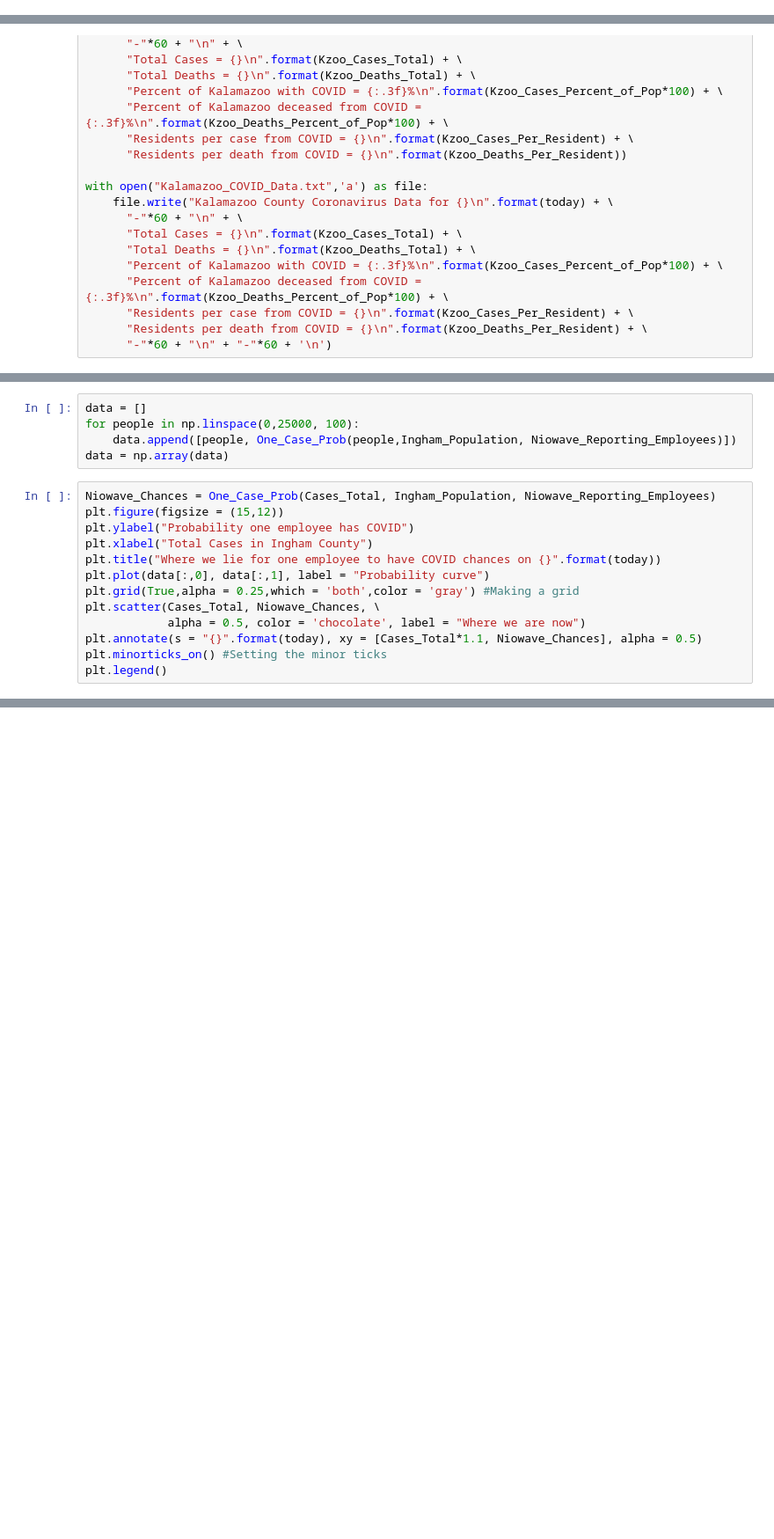
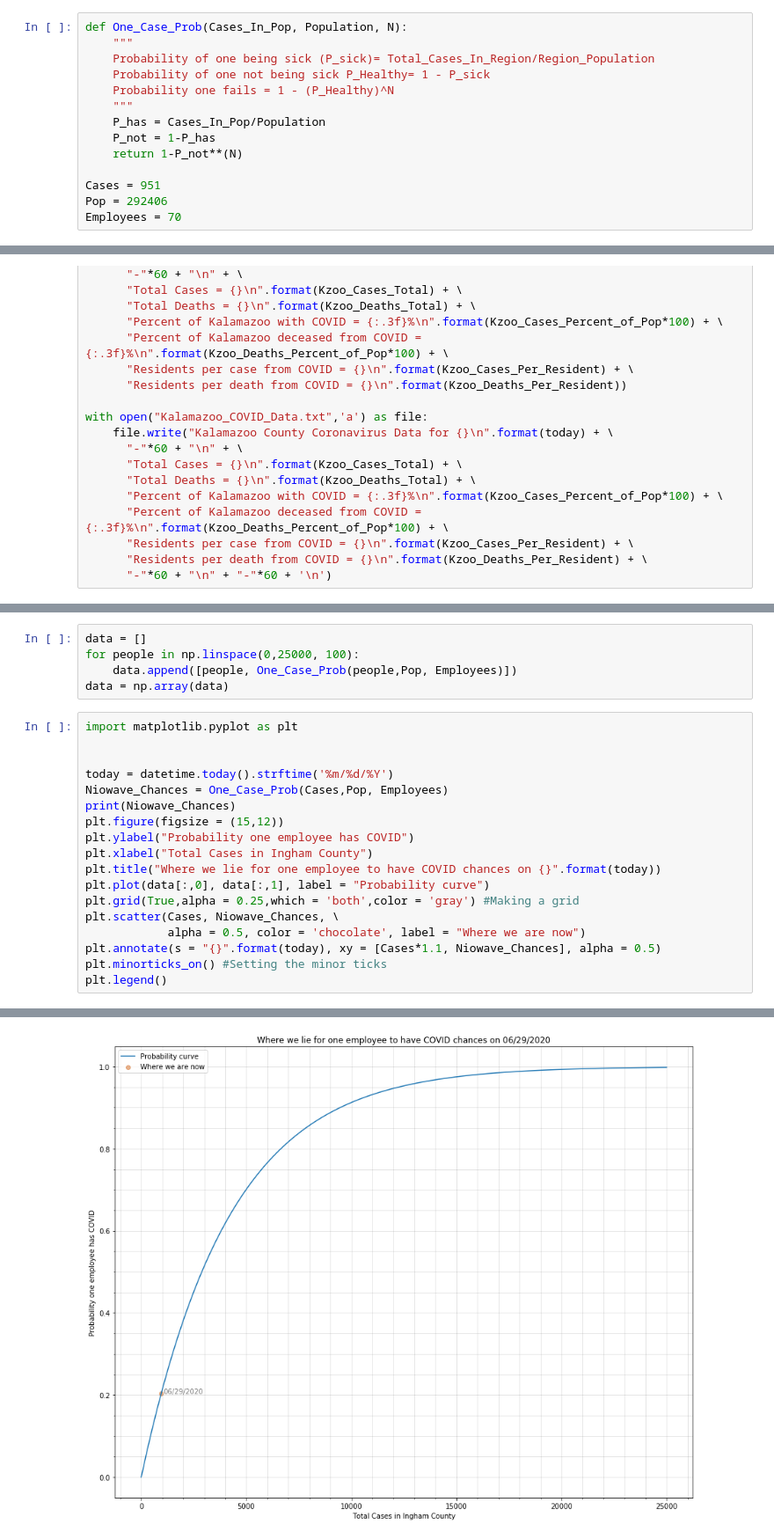
Before and after one commit to Austin-Czyzewski/Niowave, a Jupyter notebook: Python-PLC/In_Testing/Modbus Comms Expansion/Igham_COVID_Tracker.ipynb, the cells around one changed output, grey strips where cells are left out. Shown at 88% size. Drawn from its saved outputs; the diff is of its cells as text; blank space fills up the shorter version.

```diff
--- a/Python-PLC/In_Testing/Modbus Comms Expansion/Igham_COVID_Tracker.ipynb
+++ b/Python-PLC/In_Testing/Modbus Comms Expansion/Igham_COVID_Tracker.ipynb
@@ -42,6 +22,20 @@ Deaths_Total = int(Ingham_Data[2].split('">')[1].strip("</td>"))
 print(Cases_Total, Deaths_Total)
 # %% [output]
 IndexError: list index out of range
+# %%
+def One_Case_Prob(Cases_In_Pop, Population, N):
+    """
+    Probability of one being sick (P_sick)= Total_Cases_In_Region/Region_Population
+    Probability of one not being sick P_Healthy= 1 - P_sick
+    Probability one fails = 1 - (P_Healthy)^N
+    """
+    P_has = Cases_In_Pop/Population
+    P_not = 1-P_has
+    return 1-P_not**(N)
+
+Cases = 951
+Pop = 292406
+Employees = 70
 # %%
 def One_Case_Prob(Cases_In_Pop, Population, N):
     """
@@ -122,18 +120,24 @@ import matplotlib.pyplot as plt
 # %%
 data = []
 for people in np.linspace(0,25000, 100):
-    data.append([people, One_Case_Prob(people,Ingham_Population, Niowave_Reporting_Employees)])
+    data.append([people, One_Case_Prob(people,Pop, Employees)])
 data = np.array(data)
 # %%
-Niowave_Chances = One_Case_Prob(Cases_Total, Ingham_Population, Niowave_Reporting_Employees)
+import matplotlib.pyplot as plt
+
+
+today = datetime.today().strftime('%m/%d/%Y')
+Niowave_Chances = One_Case_Prob(Cases,Pop, Employees)
+print(Niowave_Chances)
 plt.figure(figsize = (15,12))
 plt.ylabel("Probability one employee has COVID")
 plt.xlabel("Total Cases in Ingham County")
 plt.title("Where we lie for one employee to have COVID chances on {}".format(today))
 plt.plot(data[:,0], data[:,1], label = "Probability curve")
 plt.grid(True,alpha = 0.25,which = 'both',color = 'gray') #Making a grid
-plt.scatter(Cases_Total, Niowave_Chances, \
+plt.scatter(Cases, Niowave_Chances, \
             alpha = 0.5, color = 'chocolate', label = "Where we are now")
-plt.annotate(s = "{}".format(today), xy = [Cases_Total*1.1, Niowave_Chances], alpha = 0.5)
+plt.annotate(s = "{}".format(today), xy = [Cases*1.1, Niowave_Chances], alpha = 0.5)
 plt.minorticks_on() #Setting the minor ticks
 plt.legend()
+# %% [output]
@@ -139,0 +146 @@ plt.legend()
+[figure, added]
```
Also changed, not shown: parts of 3 cells of this notebook.
